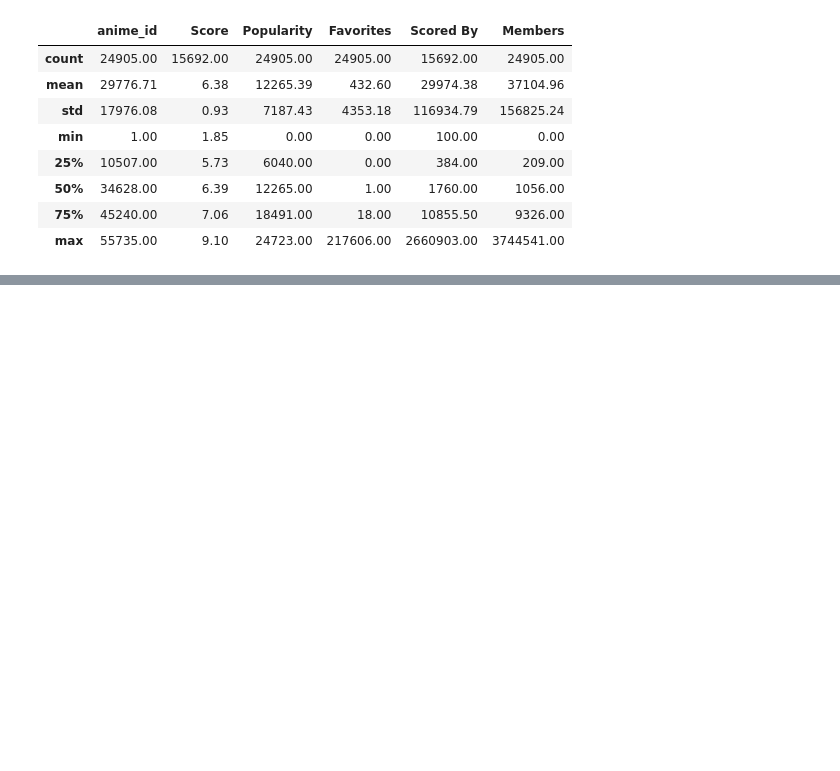
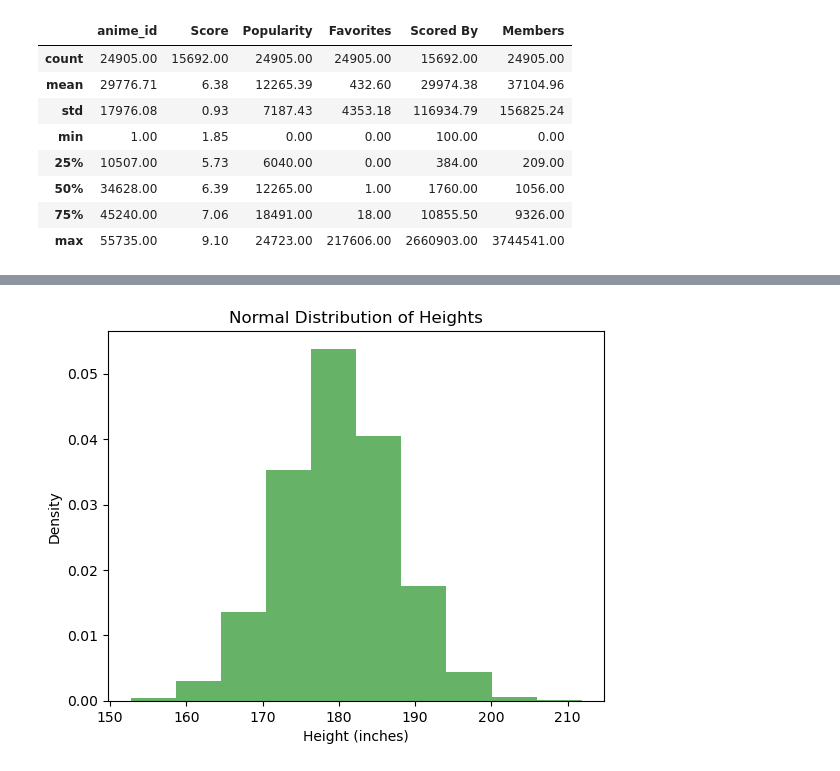
Before and after one commit to santiago20342/python-coruse, a Jupyter notebook: Projects/analysis/kira_anime.ipynb, the cells around one changed output, grey strips where cells are left out. Saved outputs shown, nothing was run; the diff lists cells and outputs as text; code cells hidden in the pictures; blank space fills up the shorter version.

```diff
--- a/Projects/analysis/kira_anime.ipynb
+++ b/Projects/analysis/kira_anime.ipynb
@@ -68,0 +149,16 @@ std 0.9286960610287779
+# %%
+# Parameters for the normal distribution (based on US data)
+mean_height = 180 #mean height in cm
+std_dev_height = 7.5  # Standard deviation in cm
+
+# Generate a normal distribution
+heights = np.random.normal(mean_height, std_dev_height, 10000)
+
+# Plot the distribution
+plt.hist(heights, bins=10, density=True, alpha=0.6, color='g')
+plt.title("Normal Distribution of Heights")
+plt.xlabel("Height (inches)")
+plt.ylabel("Density")
+plt.show()
+# %% [output]
+[figure, added]
```
Also changed, not shown: parts of 8 cells of this notebook.
